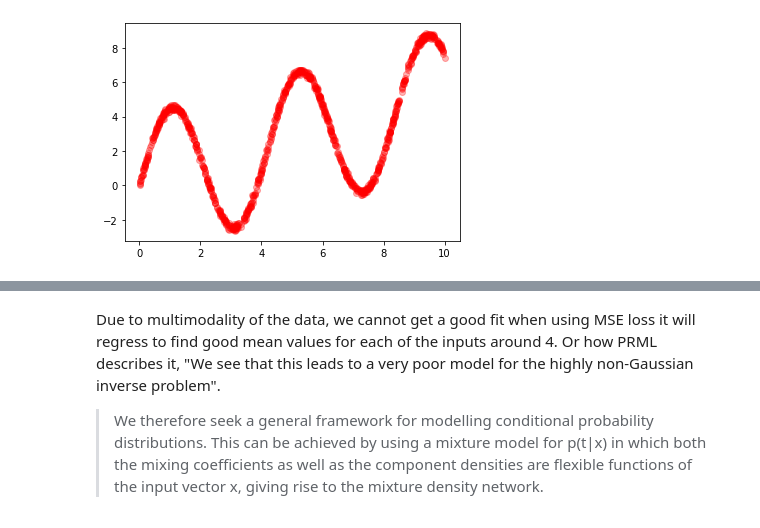
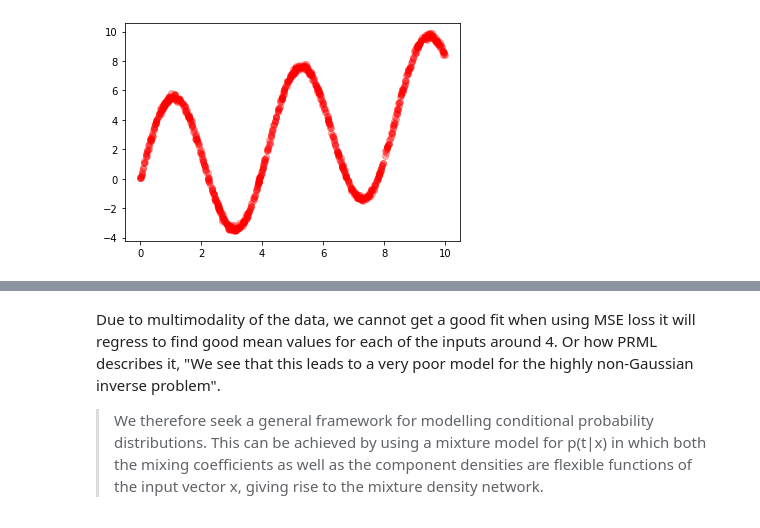
Before and after one commit to RobvanGastel/optimization-ml, a Jupyter notebook: Mixture_density_networks.ipynb, the cells around one changed output, grey strips where cells are left out. Cells and saved outputs as stored; diff of their text form; code cells hidden in the pictures.

```diff
--- a/Mixture_density_networks.ipynb
+++ b/Mixture_density_networks.ipynb
@@ -7,17 +7,17 @@ import matplotlib.pyplot as plt
 # %%
 m = 1000
 noise_std = 0.1
 x_range = 10.0
 
 eps = torch.randn(m, 1) * noise_std
 X = torch.rand(m, 1) * x_range
-y = 0.5 * X + 4.0 * torch.sin(1.5 * X) + eps
+y = 0.5 * X + 5.0 * torch.sin(1.5 * X) + eps
 
 
 plt.plot(X.squeeze(), y, "ro", alpha=0.3)
 plt.show()
 # %% [output]
-[figure, old version]
+[figure, new version]
 # %%
 # A simple NN as described in PRML
 class Net(nn.Module):
```
Also changed, not shown: parts of 10 cells of this notebook.
